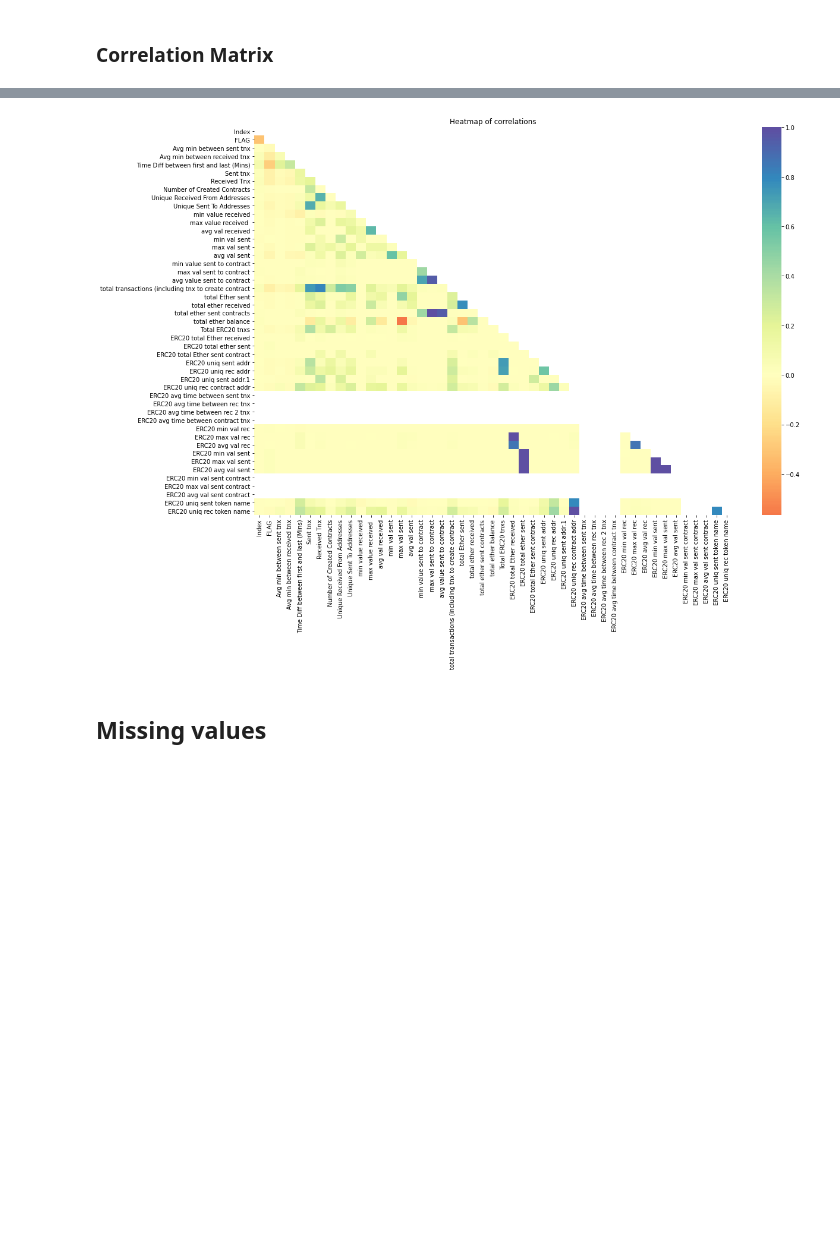
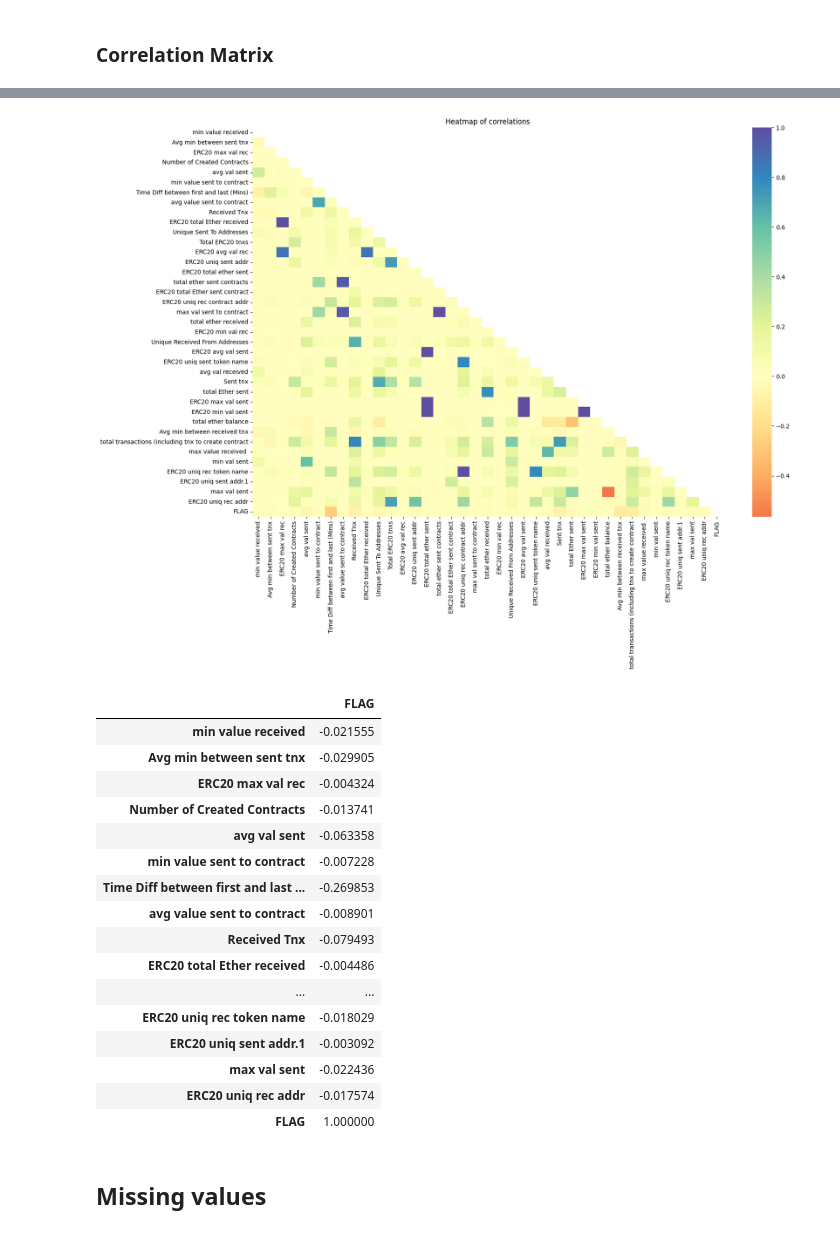
Before and after one commit to ysjprojects/BT4012-Project, a Jupyter notebook: notebooks/1_EDA.ipynb, the cells around one changed output, grey strips where cells are left out. Drawn from its saved outputs; the diff is of its cells as text; code cells hidden in the pictures; blank space fills up the shorter version.

```diff
--- a/notebooks/1_EDA.ipynb
+++ b/notebooks/1_EDA.ipynb
@@ -135,4 +132,6 @@ corr_matrix.head()
 # %%
+corr_matrix = df[numerical_feature_list + ['FLAG']].corr()
+
 masking = np.zeros_like(corr_matrix)
 masking[np.triu_indices_from(masking)]=1
 
@@ -141,7 +140,27 @@ sns.heatmap(corr_matrix, annot=False, center=0, cmap='Spectral', mask=masking)
 plt.title('Heatmap of correlations')
 plt.show()
 # %% [output]
-[figure, old version]
+[figure, new version]
+# %%
+df[numerical_feature_list + ['FLAG']].corr()[['FLAG']]
+# %% [output]
+|  | FLAG |
+| min value received | -0.021555 |
+| Avg min between sent tnx | -0.029905 |
+| ERC20 max val rec | -0.004324 |
+| Number of Created Contracts | -0.013741 |
+| avg val sent | -0.063358 |
+| min value sent to contract | -0.007228 |
+| Time Diff between first and last ... | -0.269853 |
+| avg value sent to contract | -0.008901 |
+| Received Tnx | -0.079493 |
+| ERC20 total Ether received | -0.004486 |
+| ... | ... |
+| ERC20 uniq rec token name | -0.018029 |
+| ERC20 uniq sent addr.1 | -0.003092 |
+| max val sent | -0.022436 |
+| ERC20 uniq rec addr | -0.017574 |
+| FLAG | 1.000000 |
 # %% [markdown]
 ## Missing values
 # %%
```
Also changed, not shown: parts of 17 cells of this notebook.
